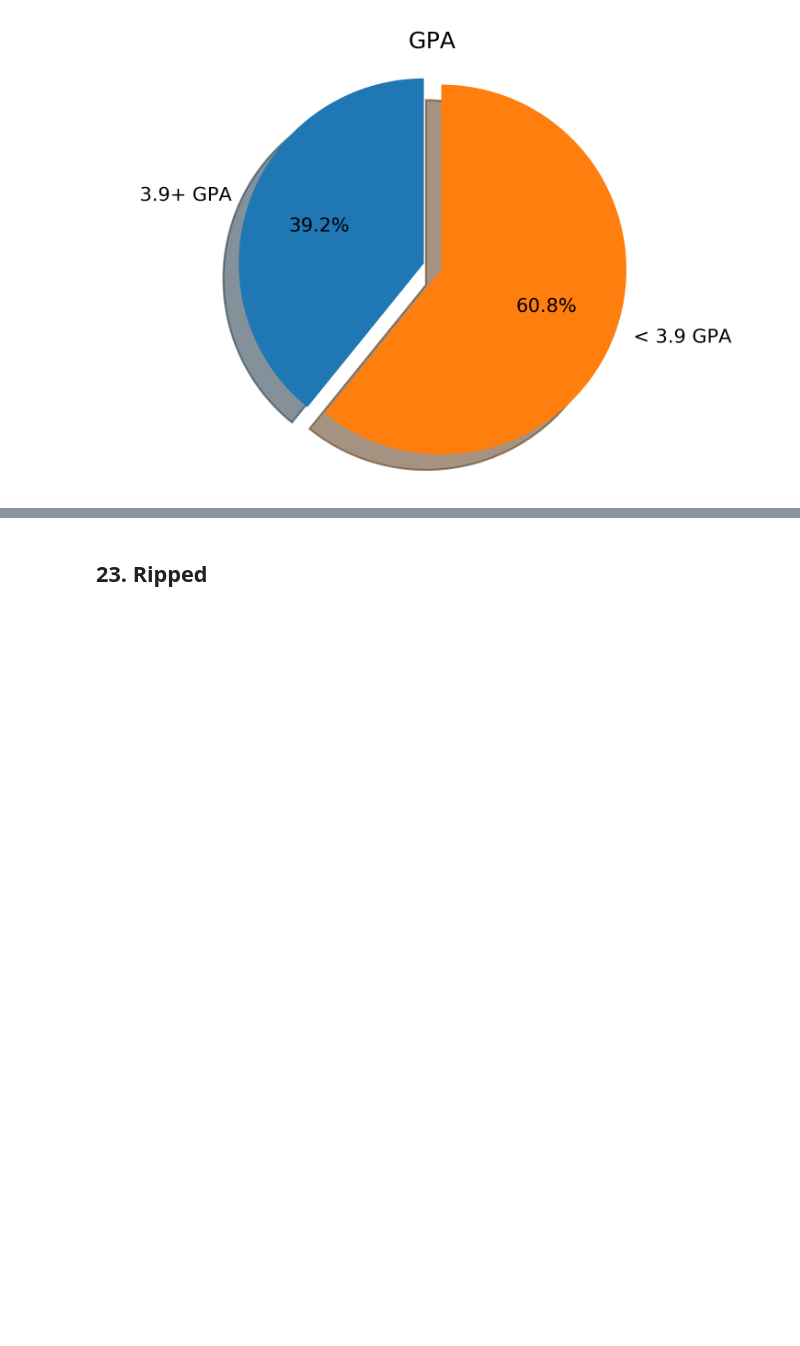
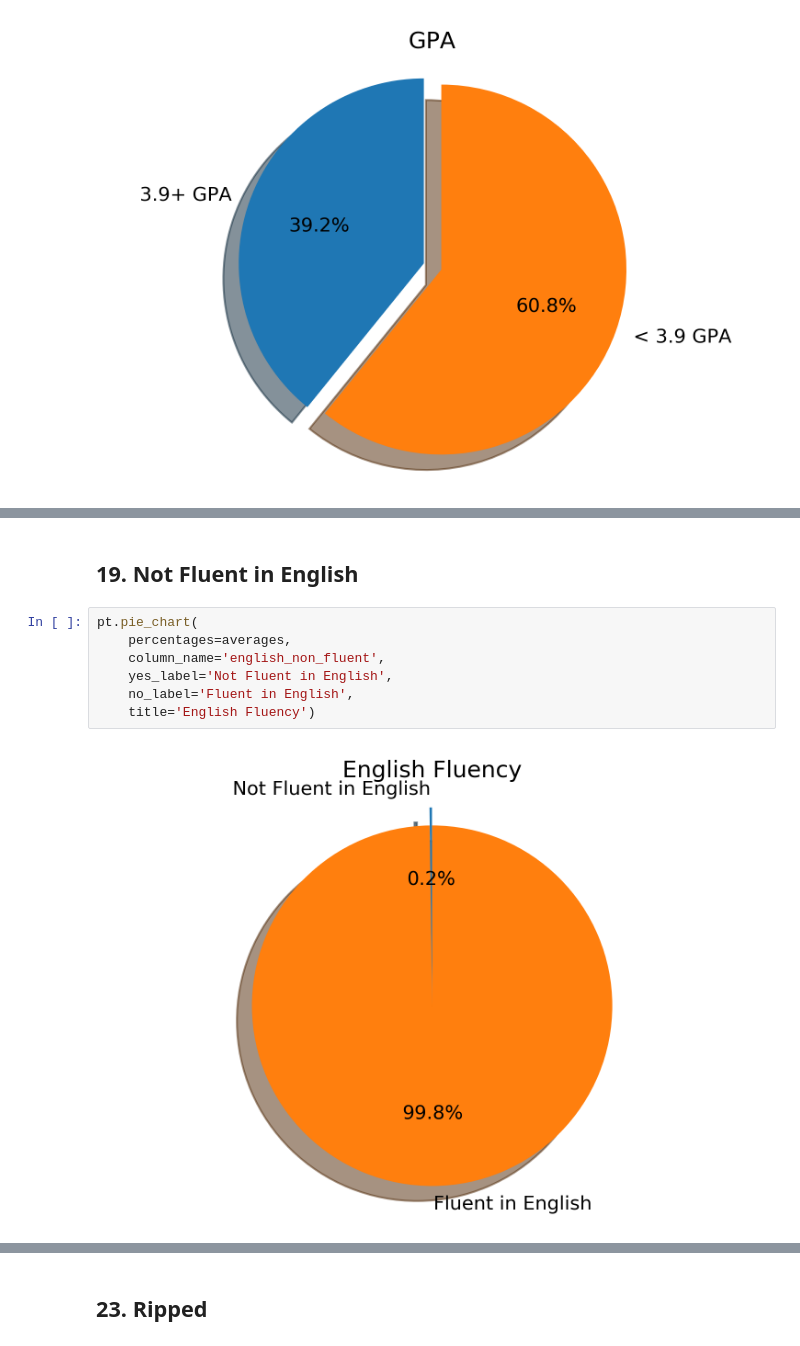
Before and after one commit to simonfong6/ECE-143-Team-6, a Jupyter notebook: Data-analysis.ipynb, the cells around one changed output, grey strips where cells are left out. Saved outputs shown, nothing was run; the diff lists cells and outputs as text; blank space fills up the shorter version.

```diff
--- a/Data-analysis.ipynb
+++ b/Data-analysis.ipynb
@@ -326,0 +360,11 @@ pt.pie_chart(
+# %% [markdown]
+## 19. Not Fluent in English
+# %%
+pt.pie_chart(
+    percentages=averages,
+    column_name='english_non_fluent',
+    yes_label='Not Fluent in English',
+    no_label='Fluent in English',
+    title='English Fluency')
+# %% [output]
+[figure, added]
```
Also changed, not shown: parts of 32 cells of this notebook.
